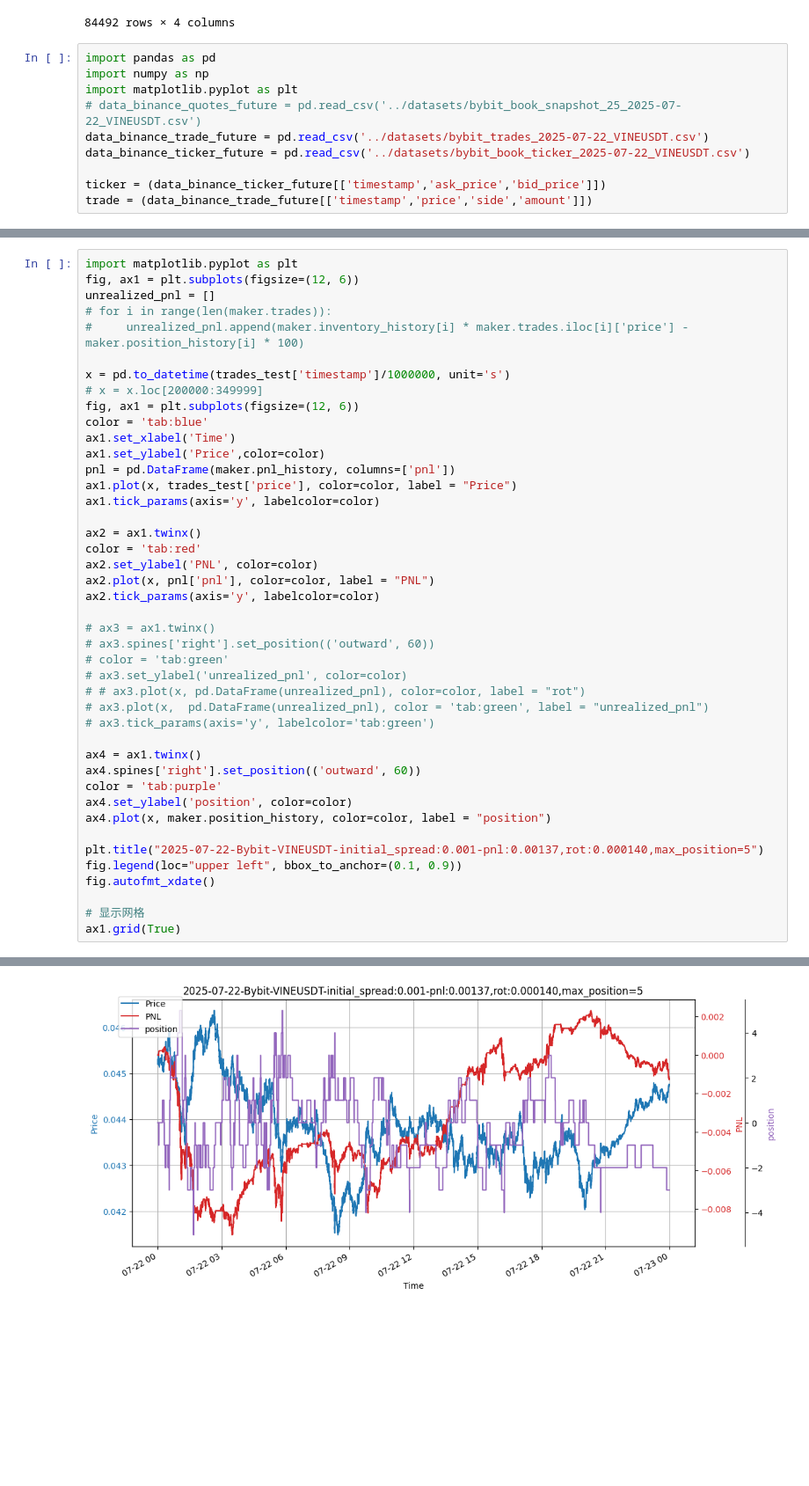
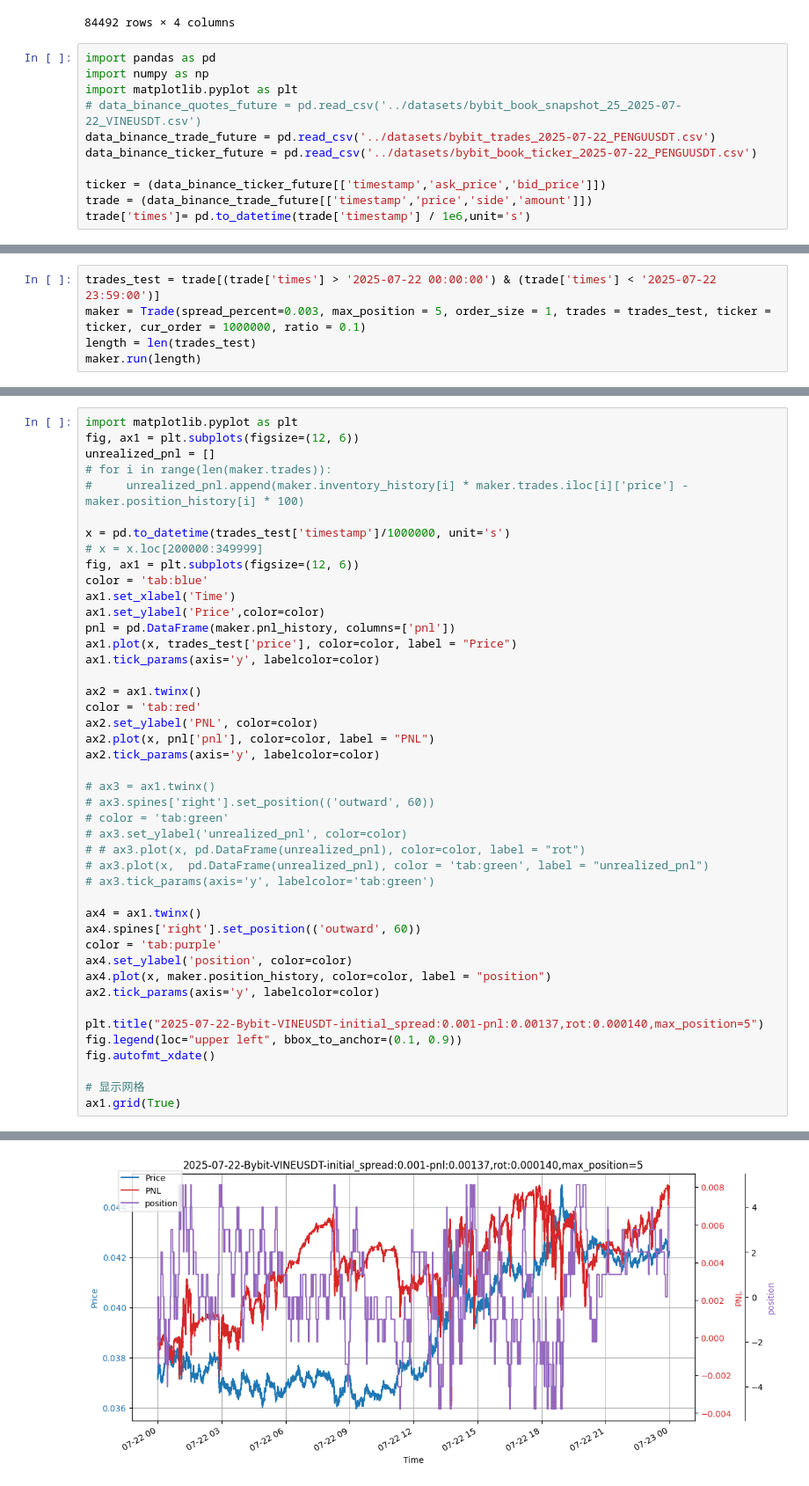
Before and after one commit to RBzhang/trade, a Jupyter notebook: test.ipynb, the cells around one changed output, grey strips where cells are left out. Shown at 88% size. Saved outputs shown, nothing was run; the diff lists cells and outputs as text; blank space fills up the shorter version.

```diff
--- a/test.ipynb
+++ b/test.ipynb
@@ -65,8 +65,9 @@ import pandas as pd
 import numpy as np
 import matplotlib.pyplot as plt
 # data_binance_quotes_future = pd.read_csv('../datasets/bybit_book_snapshot_25_2025-07-22_VINEUSDT.csv')
-data_binance_trade_future = pd.read_csv('../datasets/bybit_trades_2025-07-22_VINEUSDT.csv')
-data_binance_ticker_future = pd.read_csv('../datasets/bybit_book_ticker_2025-07-22_VINEUSDT.csv')
+data_binance_trade_future = pd.read_csv('../datasets/bybit_trades_2025-07-22_PENGUUSDT.csv')
+data_binance_ticker_future = pd.read_csv('../datasets/bybit_book_ticker_2025-07-22_PENGUUSDT.csv')
 
 ticker = (data_binance_ticker_future[['timestamp','ask_price','bid_price']])
 trade = (data_binance_trade_future[['timestamp','price','side','amount']])
+trade['times']= pd.to_datetime(trade['timestamp'] / 1e6,unit='s')
@@ -333,0 +601,5 @@ See the caveats in the documentation: https://pandas.pydata.org/pandas-docs/stab
+# %%
+trades_test = trade[(trade['times'] > '2025-07-22 00:00:00') & (trade['times'] < '2025-07-22 23:59:00')]
+maker = Trade(spread_percent=0.003, max_position = 5, order_size = 1, trades = trades_test, ticker = ticker, cur_order = 1000000, ratio = 0.1)
+length = len(trades_test)
+maker.run(length)
@@ -353,31 +636,32 @@ ax1.plot(x, trades_test['price'], color=color, label = "Price")
 ax1.tick_params(axis='y', labelcolor=color)
 
 ax2 = ax1.twinx()
 color = 'tab:red'
 ax2.set_ylabel('PNL', color=color)
 ax2.plot(x, pnl['pnl'], color=color, label = "PNL")
 ax2.tick_params(axis='y', labelcolor=color)
 
 # ax3 = ax1.twinx()
 # ax3.spines['right'].set_position(('outward', 60))
 # color = 'tab:green'
 # ax3.set_ylabel('unrealized_pnl', color=color)
 # # ax3.plot(x, pd.DataFrame(unrealized_pnl), color=color, label = "rot")
 # ax3.plot(x,  pd.DataFrame(unrealized_pnl), color = 'tab:green', label = "unrealized_pnl")
 # ax3.tick_params(axis='y', labelcolor='tab:green')
 
 ax4 = ax1.twinx()
 ax4.spines['right'].set_position(('outward', 60))
 color = 'tab:purple'
 ax4.set_ylabel('position', color=color)
 ax4.plot(x, maker.position_history, color=color, label = "position")
+ax2.tick_params(axis='y', labelcolor=color)
 
 plt.title("2025-07-22-Bybit-VINEUSDT-initial_spread:0.001-pnl:0.00137,rot:0.000140,max_position=5")
 fig.legend(loc="upper left", bbox_to_anchor=(0.1, 0.9))
 fig.autofmt_xdate()
 
 # 显示网格
 ax1.grid(True)
 # %% [output]
 [figure]
-[figure, old version]
+[figure, new version]
```
Also changed, not shown: parts of 6 cells of this notebook.
